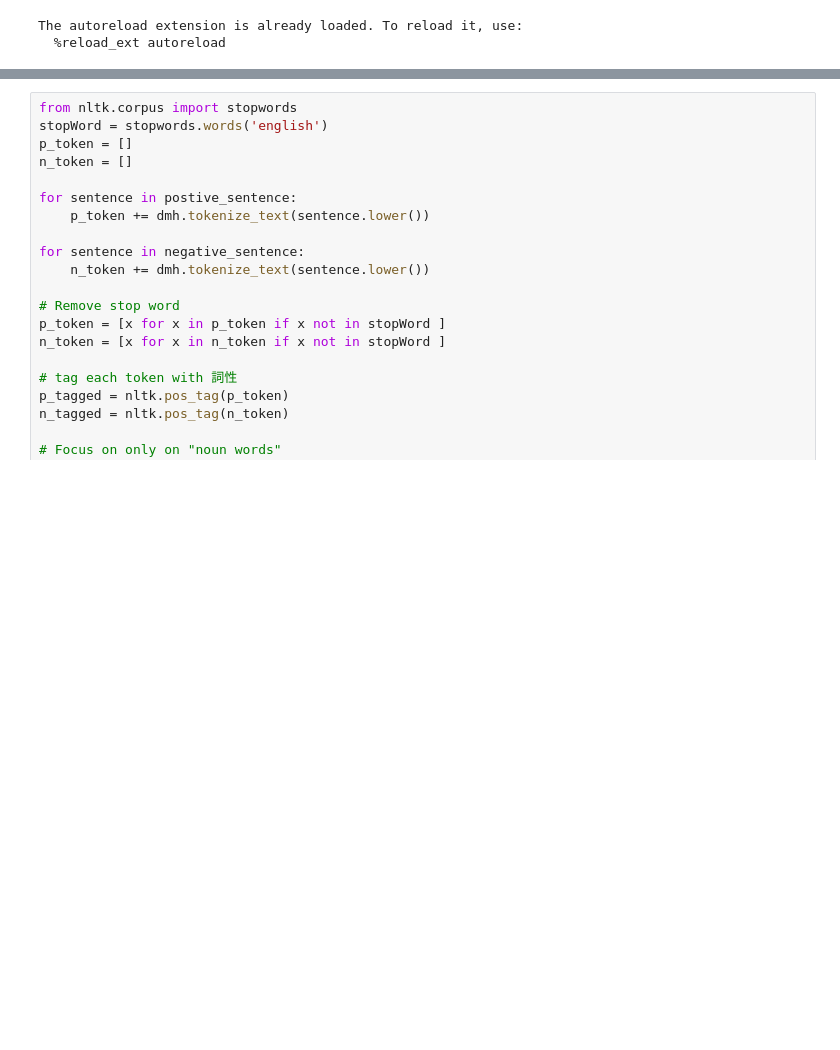
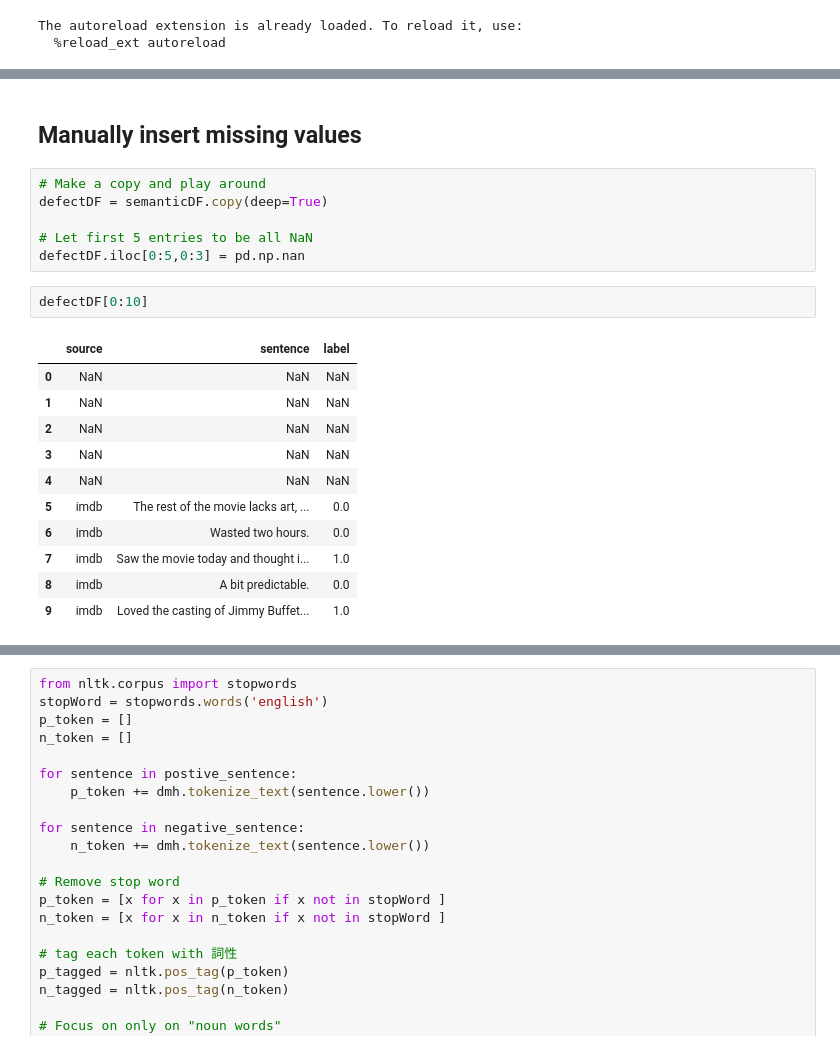
Before and after one commit to good5dog5/data_mining_hw_1, a Jupyter notebook: 黃柏瑀_105062641.ipynb, the cells around one changed output, grey strips where cells are left out. Cells and saved outputs as stored; diff of their text form; blank space fills up the shorter version.

```diff
--- a/黃柏瑀_105062641.ipynb
+++ b/黃柏瑀_105062641.ipynb
@@ -29,0 +109,22 @@ semanticDF = pd.read_csv('./dataset/Sentiment_Labelled_Sentences_Data_Set.csv')
+# %% [markdown]
+## Manually insert missing values
+# %%
+# Make a copy and play around
+defectDF = semanticDF.copy(deep=True)
+
+# Let first 5 entries to be all NaN
+defectDF.iloc[0:5,0:3] = pd.np.nan
+# %%
+defectDF[0:10]
+# %% [output]
+|  | source | sentence | label |
+| 0 | NaN | NaN | NaN |
+| 1 | NaN | NaN | NaN |
+| 2 | NaN | NaN | NaN |
+| 3 | NaN | NaN | NaN |
+| 4 | NaN | NaN | NaN |
+| 5 | imdb | The rest of the movie lacks art, ... | 0.0 |
+| 6 | imdb | Wasted two hours. | 0.0 |
+| 7 | imdb | Saw the movie today and thought i... | 1.0 |
+| 8 | imdb | A bit predictable. | 0.0 |
+| 9 | imdb | Loved the casting of Jimmy Buffet... | 1.0 |
```
Also changed, not shown: parts of 21 cells of this notebook.
